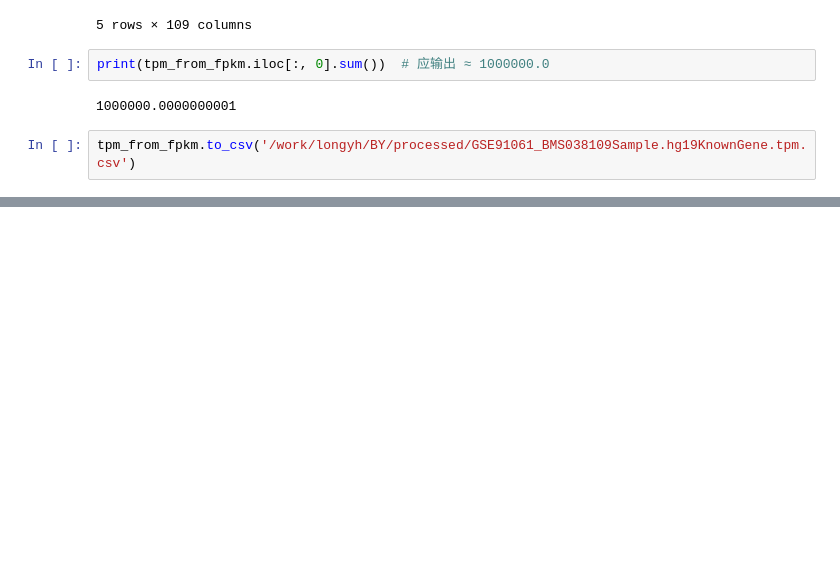
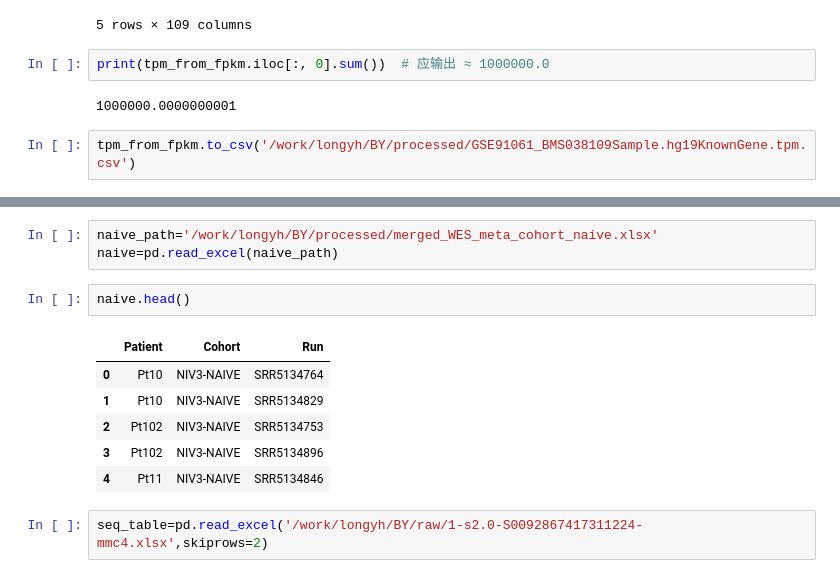
Before and after one commit to Ethanlong2000/Capstone-Project, a Jupyter notebook: script/check_file.ipynb, the cells around one changed output, grey strips where cells are left out. Drawn from its saved outputs; the diff is of its cells as text; blank space fills up the shorter version.

```diff
--- a/script/check_file.ipynb
+++ b/script/check_file.ipynb
@@ -423,0 +476,14 @@ tpm_from_fpkm.to_csv('/work/longyh/BY/processed/GSE91061_BMS038109Sample.hg19Kno
+# %%
+naive_path='/work/longyh/BY/processed/merged_WES_meta_cohort_naive.xlsx'
+naive=pd.read_excel(naive_path)
+# %%
+naive.head()
+# %% [output]
+|  | Patient | Cohort | Run |
+| 0 | Pt10 | NIV3-NAIVE | SRR5134764 |
+| 1 | Pt10 | NIV3-NAIVE | SRR5134829 |
+| 2 | Pt102 | NIV3-NAIVE | SRR5134753 |
+| 3 | Pt102 | NIV3-NAIVE | SRR5134896 |
+| 4 | Pt11 | NIV3-NAIVE | SRR5134846 |
+# %%
+seq_table=pd.read_excel('/work/longyh/BY/raw/1-s2.0-S0092867417311224-mmc4.xlsx',skiprows=2)
```
Also changed, not shown: parts of 16 cells of this notebook, 3 other files.
